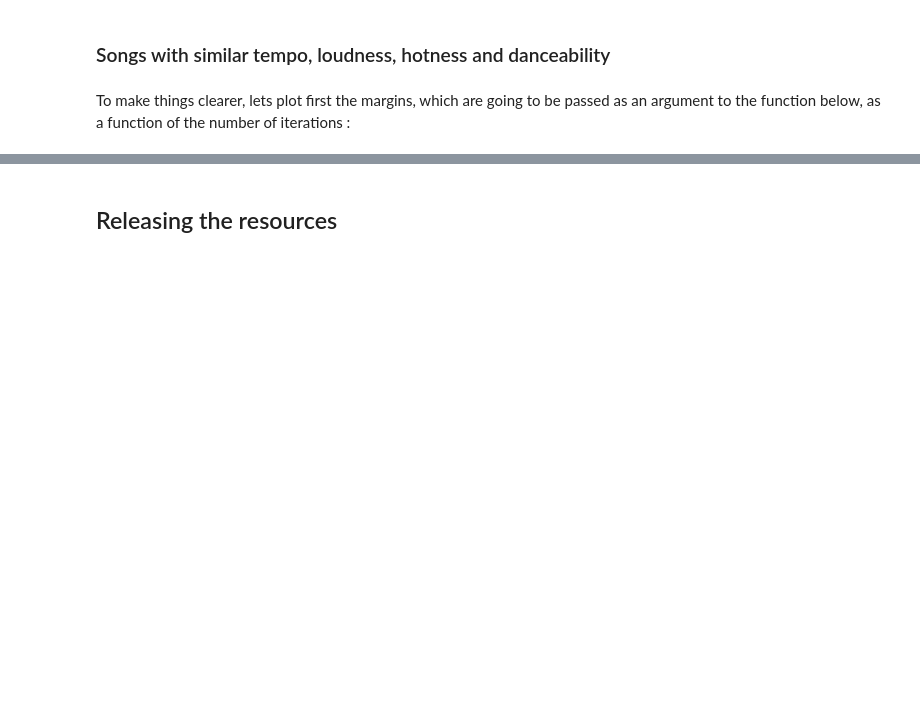
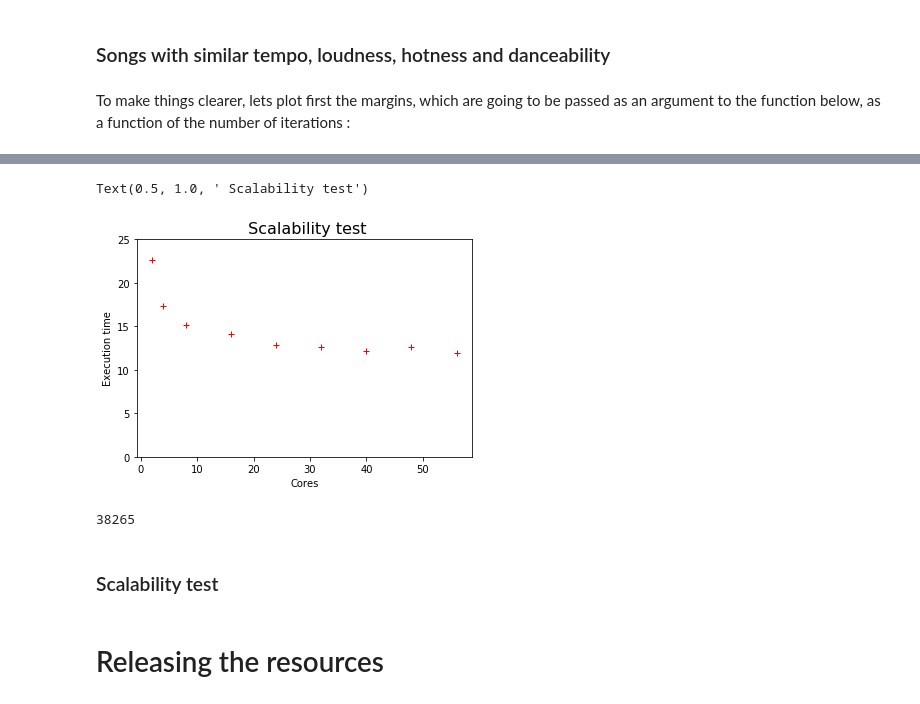
Before and after one commit to aminedassouli/Million_Song_Analysis-, a Jupyter notebook: Analysis.ipynb, the cells around one changed output, grey strips where cells are left out. Drawn from its saved outputs; the diff is of its cells as text; code cells hidden in the pictures; blank space fills up the shorter version.

```diff
--- a/Analysis.ipynb
+++ b/Analysis.ipynb
@@ -435,0 +475,18 @@ terms
+# %%
+values = [22.67, 17.35 , 15.2 , 14.16, 12.87, 12.67, 12.20, 12.59, 11.94]
+cores = [2, 4, 8, 16, 24, 32, 40, 48, 56]
+plt.plot(cores, values, 'r+', label="")
+plt.ylim(0,25)
+plt.xlabel("Cores")
+plt.ylabel("Execution time")
+plt.legend()
+plt.title(" Scalability test", {"fontsize":16})
+# %% [output]
+Text(0.5, 1.0, ' Scalability test')
+[figure, added]
+# %%
+df_songs.count()
+# %% [output]
+38265
+# %% [markdown]
+### Scalability test
@@ -436,4 +526,4 @@ terms
 # %% [markdown]
-## Releasing the resources
+# Releasing the resources
 # %%
 spark_context.stop()
```
Also changed, not shown: parts of 45 cells of this notebook.
